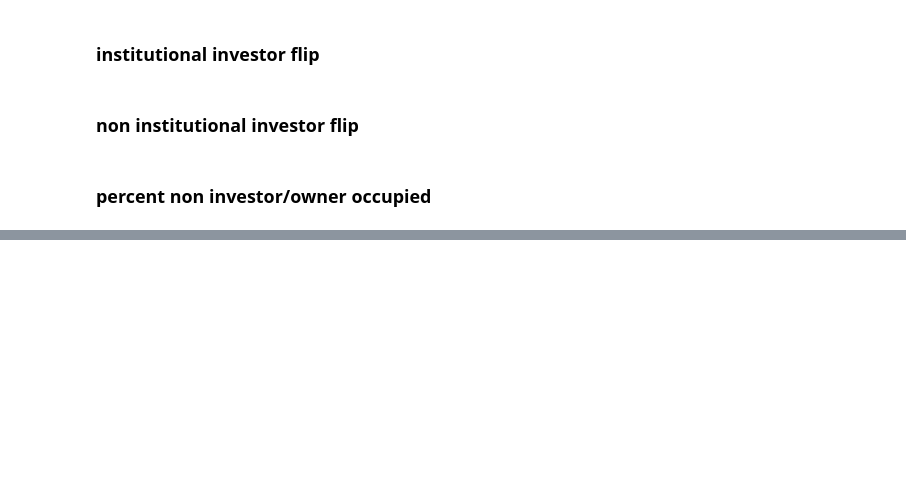
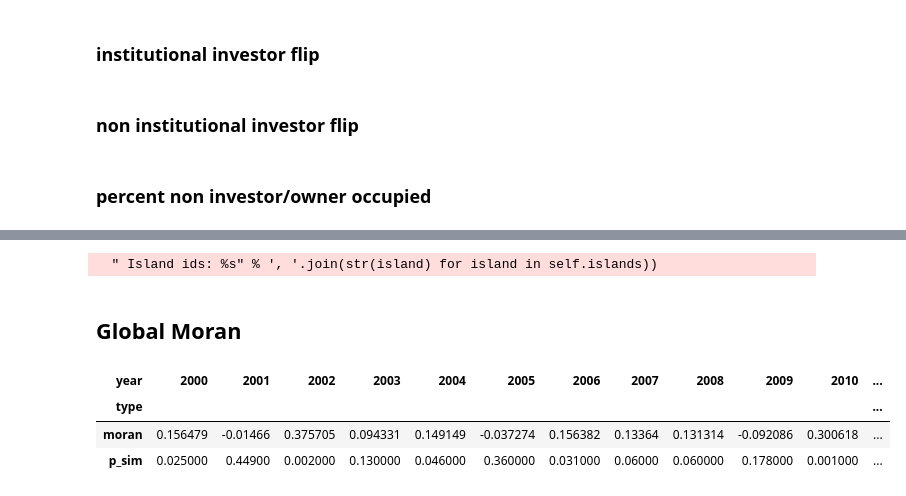
Before and after one commit to CenterForSpatialResearch/investors-NJ, a Jupyter notebook: 04_investor_breakdown.ipynb, the cells around one changed output, grey strips where cells are left out. Drawn from its saved outputs; the diff is of its cells as text; code cells hidden in the pictures; blank space fills up the shorter version.

Commit message:
updating investor_breakdown code last update for 7/26

```diff
--- a/04_investor_breakdown.ipynb
+++ b/04_investor_breakdown.ipynb
@@ -526,0 +527,3 @@ var_f0010.remove('geometry')
+# %%
+## can read grouped deeds in from here.....
+grouped_deeds = gpd.read_file('data/PROCESSED/grouped_deeds_tracts.geojson')
@@ -526,0 +536,10 @@ var_f0010.remove('geometry')
+# %%
+# creating spatial weight for tracts
+#  distance band with threshold of 1/2 mile
+#  uses a binary method so everything within 1/2 mile gets weighted equally and
+# everything outside is considered not related/not a neighbor
+weight = DistanceBand.from_dataframe(grouped_deeds, threshold=2640)
+# %% [output]
+  " Island ids: %s" % ', '.join(str(island) for island in self.islands))
+# %% [markdown]
+## Global Moran
@@ -526,0 +650,20 @@ var_f0010.remove('geometry')
+# %%
+#institutional investor rentals
+global_moran_inst_rent = global_moran_inst_rent[keep_inst_rent]
+global_moran_inst_rent = global_moran_inst_rent.loc[0]
+
+global_moran_inst_rent = global_moran_inst_rent.to_frame()
+
+global_moran_inst_rent = global_moran_inst_rent.reset_index()
+
+global_moran_inst_rent['year'] = global_moran_inst_rent['index'].str[13:17]
+global_moran_inst_rent['type'] = global_moran_inst_rent['index'].str[-5:]
+
+global_moran_inst_rent_table = global_moran_inst_rent.pivot(index='year',columns='type', values =0)
+# %%
+global_moran_inst_rent_table.transpose()
+# %% [output]
+| year | 2000 | 2001 | 2002 | 2003 | 2004 | 2005 | 2006 | 2007 | 2008 | 2009 | 2010 | ... |
+| type |  |  |  |  |  |  |  |  |  |  |  | ... |
+| moran | 0.156479 | -0.01466 | 0.375705 | 0.094331 | 0.149149 | -0.037274 | 0.156382 | 0.13364 | 0.131314 | -0.092086 | 0.300618 | ... |
+| p_sim | 0.025000 | 0.44900 | 0.002000 | 0.130000 | 0.046000 | 0.360000 | 0.031000 | 0.06000 | 0.060000 | 0.178000 | 0.001000 | ... |
```
Also changed, not shown: parts of 33 cells of this notebook, 2 other files.
